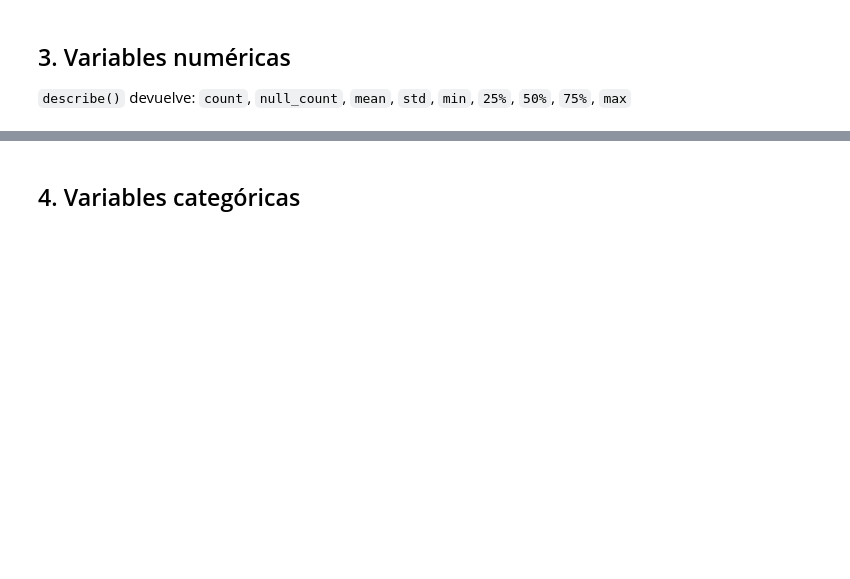
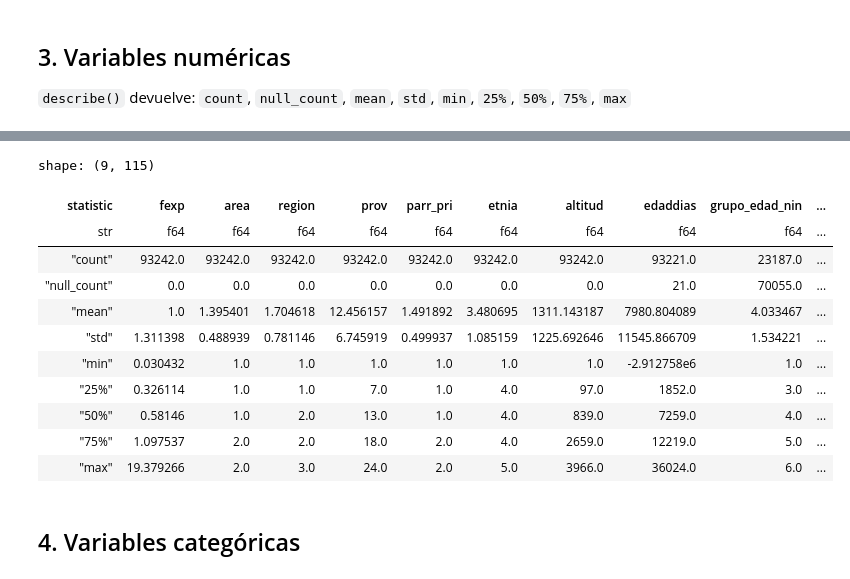
Before and after one commit to Fato89/FLCS_ESEDA, a Jupyter notebook: Clases/Clase 1/clase1.ipynb, the cells around one changed output, grey strips where cells are left out. Cells and saved outputs as stored; diff of their text form; code cells hidden in the pictures; blank space fills up the shorter version.

```diff
--- a/Clases/Clase 1/clase1.ipynb
+++ b/Clases/Clase 1/clase1.ipynb
@@ -24,11 +24,12 @@ Luego lo convertimos a Polars, que es la librería principal del curso.
 # %%
 import pyreadr
 import polars as pl
+import pandas as pd
 
-ruta = "../Materiales/Insumos/ENDI/BDD_ENDI_R2_rds/BDD_ENDI_R2_f1_personas.rds"
+ruta = "../../Materiales/Insumos/ENDI/BDD_ENDI_R2_rds/BDD_ENDI_R2_f1_personas.rds"
 
 df = pl.from_pandas(
     pyreadr.read_r(ruta)[None]
 )
 
-print("Carga exitosa")
+print("Si hay un check verde aquí abajo a la izquierda, todo ok")
@@ -65,6 +111,19 @@ df.describe()
 # %%
 # Solo columnas numéricas
-df.select(pl.col(pl.NUMERIC_DTYPES)).describe()
+df.select(pl.selectors.numeric()).describe()
+# %% [output]
+shape: (9, 115)
+| statistic | fexp | area | region | prov | parr_pri | etnia | altitud | edaddias | grupo_edad_nin | ... |
+| str | f64 | f64 | f64 | f64 | f64 | f64 | f64 | f64 | f64 | ... |
+| "count" | 93242.0 | 93242.0 | 93242.0 | 93242.0 | 93242.0 | 93242.0 | 93242.0 | 93221.0 | 23187.0 | ... |
+| "null_count" | 0.0 | 0.0 | 0.0 | 0.0 | 0.0 | 0.0 | 0.0 | 21.0 | 70055.0 | ... |
+| "mean" | 1.0 | 1.395401 | 1.704618 | 12.456157 | 1.491892 | 3.480695 | 1311.143187 | 7980.804089 | 4.033467 | ... |
+| "std" | 1.311398 | 0.488939 | 0.781146 | 6.745919 | 0.499937 | 1.085159 | 1225.692646 | 11545.866709 | 1.534221 | ... |
+| "min" | 0.030432 | 1.0 | 1.0 | 1.0 | 1.0 | 1.0 | 1.0 | -2.912758e6 | 1.0 | ... |
+| "25%" | 0.326114 | 1.0 | 1.0 | 7.0 | 1.0 | 4.0 | 97.0 | 1852.0 | 3.0 | ... |
+| "50%" | 0.58146 | 1.0 | 2.0 | 13.0 | 1.0 | 4.0 | 839.0 | 7259.0 | 4.0 | ... |
+| "75%" | 1.097537 | 2.0 | 2.0 | 18.0 | 2.0 | 4.0 | 2659.0 | 12219.0 | 5.0 | ... |
+| "max" | 19.379266 | 2.0 | 3.0 | 24.0 | 2.0 | 5.0 | 3966.0 | 36024.0 | 6.0 | ... |
 # %% [markdown]
 ## 4. Variables categóricas
 # %%
```
Also changed, not shown: parts of 11 cells of this notebook, 8 other files.
